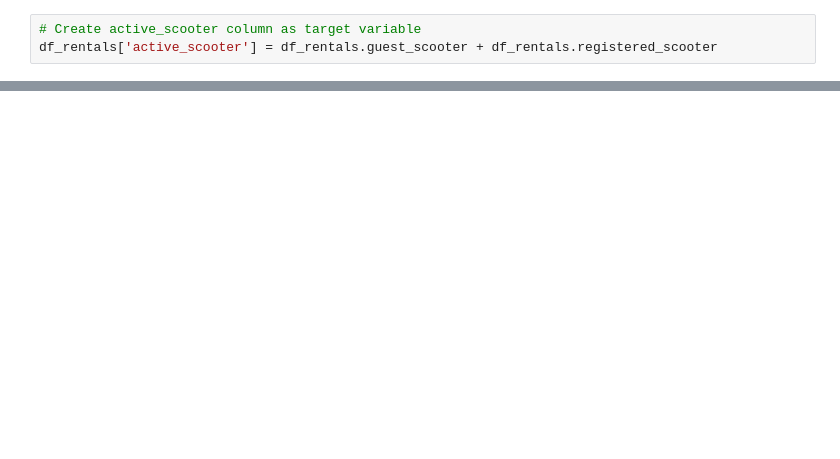
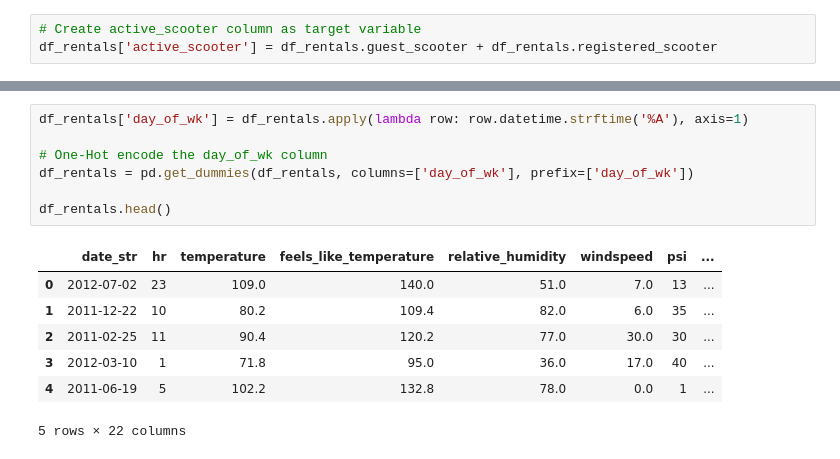
Before and after one commit to hakngrow/aice, a Jupyter notebook: eda.ipynb, the cells around one changed output, grey strips where cells are left out. Cells and saved outputs as stored; diff of their text form; blank space fills up the shorter version.

```diff
--- a/eda.ipynb
+++ b/eda.ipynb
@@ -379,0 +422,15 @@ df_rentals
+# %%
+df_rentals['day_of_wk'] = df_rentals.apply(lambda row: row.datetime.strftime('%A'), axis=1)
+
+# One-Hot encode the day_of_wk column
+df_rentals = pd.get_dummies(df_rentals, columns=['day_of_wk'], prefix=['day_of_wk'])
+
+df_rentals.head()
+# %% [output]
+|  | date_str | hr | temperature | feels_like_temperature | relative_humidity | windspeed | psi | ... |
+| 0 | 2012-07-02 | 23 | 109.0 | 140.0 | 51.0 | 7.0 | 13 | ... |
+| 1 | 2011-12-22 | 10 | 80.2 | 109.4 | 82.0 | 6.0 | 35 | ... |
+| 2 | 2011-02-25 | 11 | 90.4 | 120.2 | 77.0 | 30.0 | 30 | ... |
+| 3 | 2012-03-10 | 1 | 71.8 | 95.0 | 36.0 | 17.0 | 40 | ... |
+| 4 | 2011-06-19 | 5 | 102.2 | 132.8 | 78.0 | 0.0 | 1 | ... |
+5 rows × 22 columns
```
Also changed, not shown: parts of 29 cells of this notebook, 1 other file.
